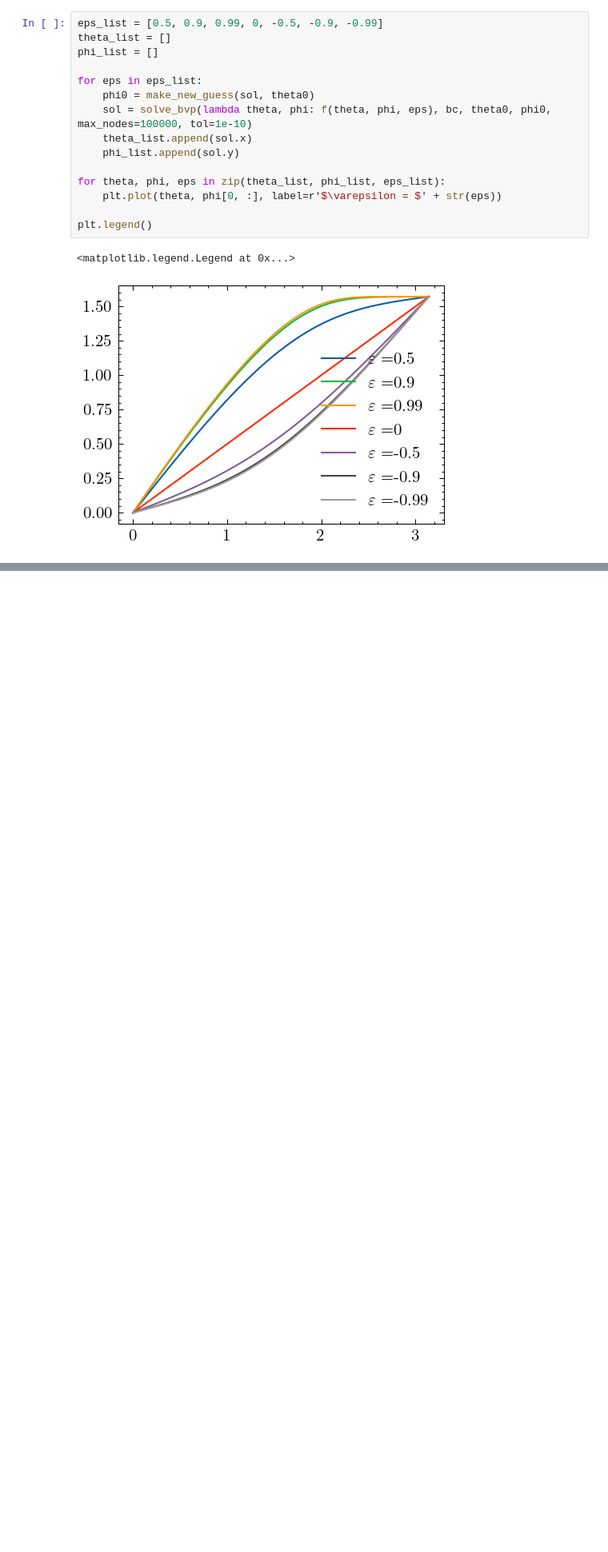
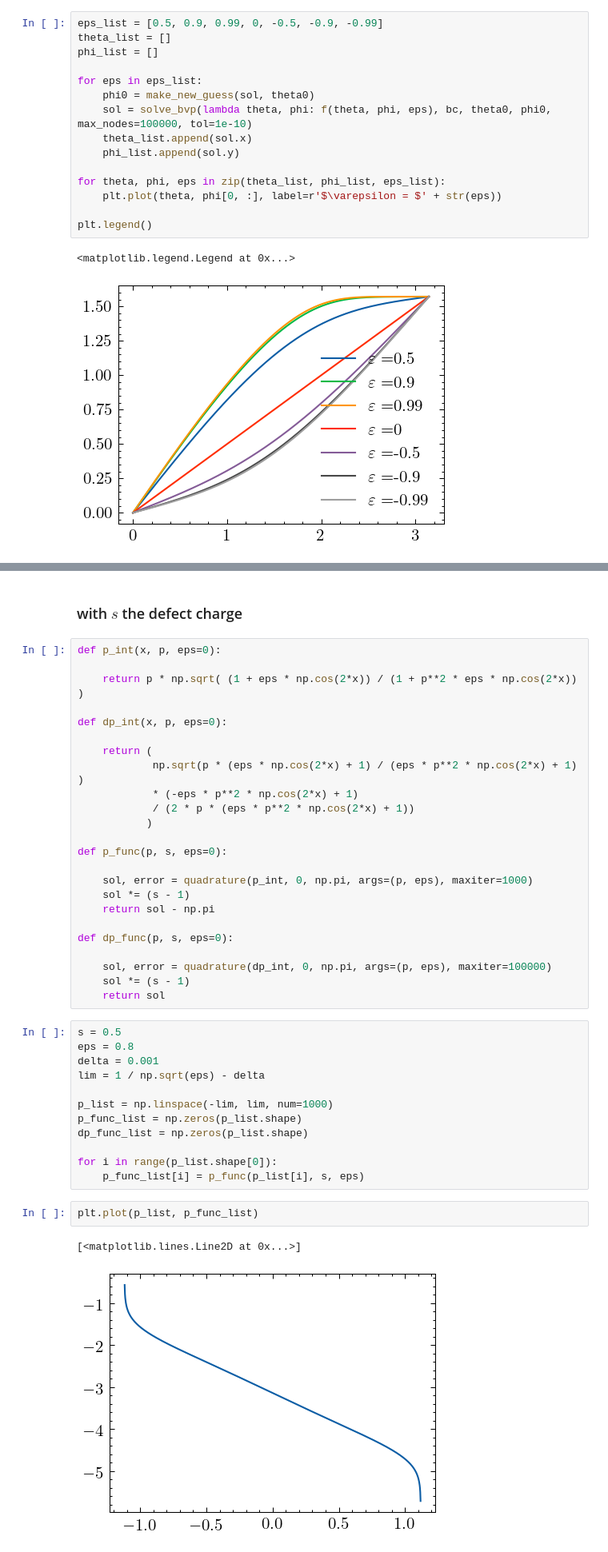
Before and after one commit to lucasmyers97/maier-saupe-lc-hydrodynamics, a Jupyter notebook: theory/dzyaloshinsky-solution/dzyaloshinsky_numerical_solution.ipynb, the cells around one changed output, grey strips where cells are left out. Shown at 80% size. Cells and saved outputs as stored; diff of their text form; blank space fills up the shorter version.

```diff
--- a/theory/dzyaloshinsky-solution/dzyaloshinsky_numerical_solution.ipynb
+++ b/theory/dzyaloshinsky-solution/dzyaloshinsky_numerical_solution.ipynb
@@ -91,0 +105,43 @@ plt.legend()
+# %% [markdown]
+### with $s$ the defect charge
+# %%
+def p_int(x, p, eps=0):
+
+    return p * np.sqrt( (1 + eps * np.cos(2*x)) / (1 + p**2 * eps * np.cos(2*x)) )
+
+def dp_int(x, p, eps=0):
+
+    return (
+            np.sqrt(p * (eps * np.cos(2*x) + 1) / (eps * p**2 * np.cos(2*x) + 1) )
+            * (-eps * p**2 * np.cos(2*x) + 1)
+            / (2 * p * (eps * p**2 * np.cos(2*x) + 1))
+           )
+
+def p_func(p, s, eps=0):
+
+    sol, error = quadrature(p_int, 0, np.pi, args=(p, eps), maxiter=1000)
+    sol *= (s - 1)
+    return sol - np.pi
+
+def dp_func(p, s, eps=0):
+
+    sol, error = quadrature(dp_int, 0, np.pi, args=(p, eps), maxiter=100000)
+    sol *= (s - 1)
+    return sol
+# %%
+s = 0.5
+eps = 0.8
+delta = 0.001
+lim = 1 / np.sqrt(eps) - delta
+
+p_list = np.linspace(-lim, lim, num=1000)
+p_func_list = np.zeros(p_list.shape)
+dp_func_list = np.zeros(p_list.shape)
+
+for i in range(p_list.shape[0]):
+    p_func_list[i] = p_func(p_list[i], s, eps)
+# %%
+plt.plot(p_list, p_func_list)
+# %% [output]
+[<matplotlib.lines.Line2D at 0x...>]
+[figure, added]
```
Also changed, not shown: parts of 15 cells of this notebook, 5 other files.
